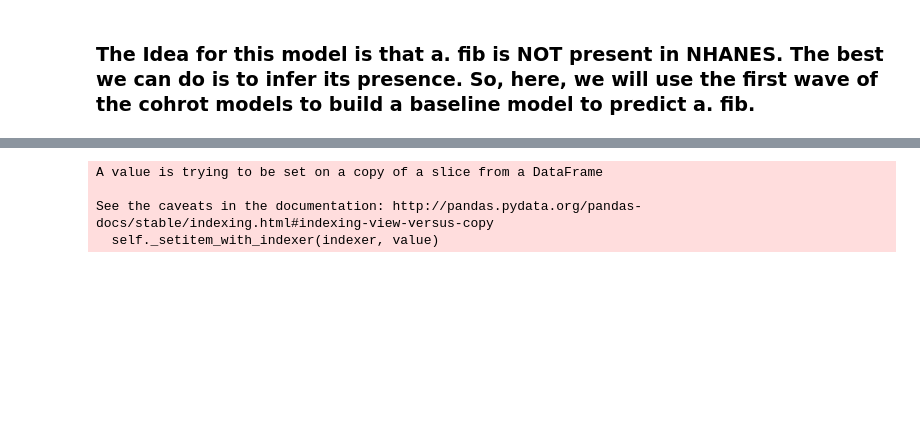
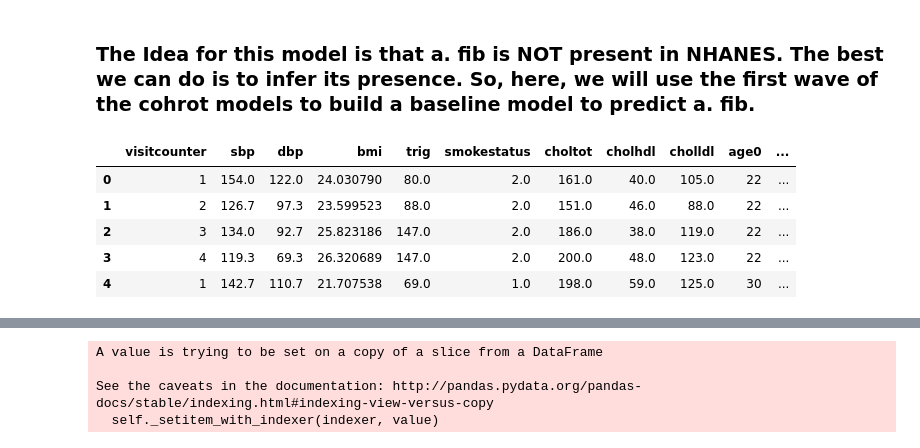
Before and after one commit to jburke5/microsimNHANES, a Jupyter notebook: buildBaselineAtrialFibModel.ipynb, the cells around one changed output, grey strips where cells are left out. Drawn from its saved outputs; the diff is of its cells as text; code cells hidden in the pictures; blank space fills up the shorter version.

```diff
--- a/buildBaselineAtrialFibModel.ipynb
+++ b/buildBaselineAtrialFibModel.ipynb
@@ -4,9 +4,11 @@
 import pandas as pd
 import numpy as np
 
+
 cohort = pd.read_stata("/Users/burke/Documents/research/bpCog/meds.dta")
 cohort = cohort[['newid', 'visitcounter', 'sbp', 'dbp', 'bmi', 'trig', 'smokestatus', 'choltot', 'cholhdl', 'cholldl',
-                 'age0', 'female0', 'educ0', 'racebpcog', 'hba1c', 'glucosef', 'afibslfrep', 'Hxafib', 'afibinc']]
+                 'age0', 'female0', 'educ0', 'racebpcog', 'hba1c', 'glucosef', 'afibslfrep', 'Hxafib', 'afibinc',
+                'educ0', 'physact', 'waistcm']]
 
 cohort['newid'] = cohort['newid'].str[2:]
 cohort['newid'] = cohort['newid'].str[:-1]
@@ -16,5 +18,15 @@ cohort.drop(labels=['afibslfrep', 'Hxafib', 'afibinc'], inplace=True, axis='colu
 
 cohort = cohort.assign(id=(cohort['newid']).astype('category').cat.codes)
 cohort.drop(labels=['newid'], axis='columns', inplace=True)
+cohort = cohort.loc[:,~cohort.columns.duplicated()]
+# %%
+cohort.head()
+# %% [output]
+|  | visitcounter | sbp | dbp | bmi | trig | smokestatus | choltot | cholhdl | cholldl | age0 | ... |
+| 0 | 1 | 154.0 | 122.0 | 24.030790 | 80.0 | 2.0 | 161.0 | 40.0 | 105.0 | 22 | ... |
+| 1 | 2 | 126.7 | 97.3 | 23.599523 | 88.0 | 2.0 | 151.0 | 46.0 | 88.0 | 22 | ... |
+| 2 | 3 | 134.0 | 92.7 | 25.823186 | 147.0 | 2.0 | 186.0 | 38.0 | 119.0 | 22 | ... |
+| 3 | 4 | 119.3 | 69.3 | 26.320689 | 147.0 | 2.0 | 200.0 | 48.0 | 123.0 | 22 | ... |
+| 4 | 1 | 142.7 | 110.7 | 21.707538 | 69.0 | 1.0 | 198.0 | 59.0 | 125.0 | 30 | ... |
 # %%
 cohort.rename(columns={'smokestatus' : 'smokingStatus', 'choltot' : 'totChol',
```
Also changed, not shown: parts of 14 cells of this notebook, 2 other files.
